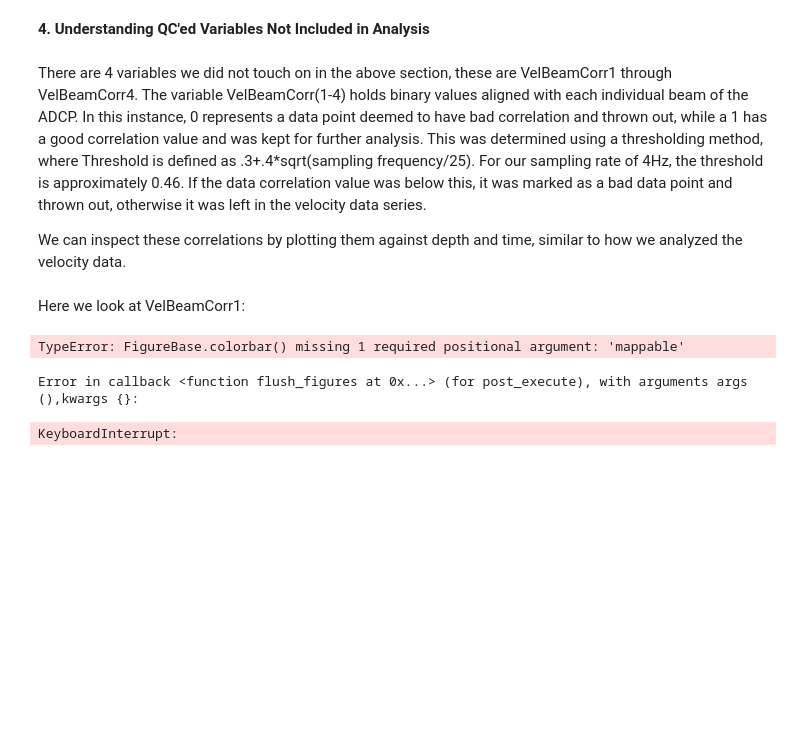
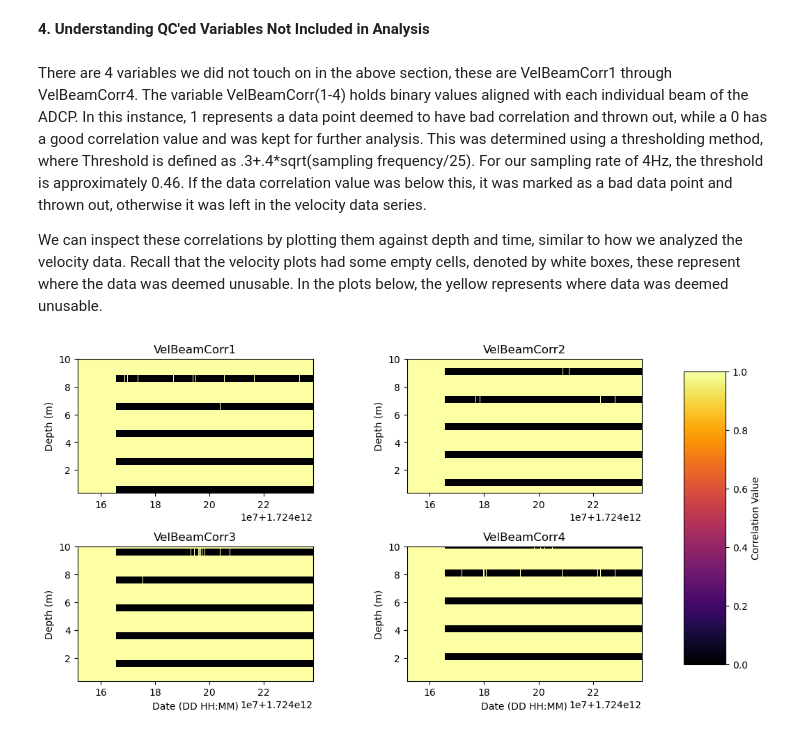
Before and after one commit to NCSU-CHAZ/BOEM-Oak-Island, a Jupyter notebook: notebooks/BOEM_interp.ipynb, the cells around one changed output. Drawn from its saved outputs; the diff is of its cells as text; code cells hidden in the pictures; blank space fills up the shorter version.

Commit message:
correlation plots

```diff
--- a/notebooks/BOEM_interp.ipynb
+++ b/notebooks/BOEM_interp.ipynb
@@ -404,64 +294,69 @@ NameError: name 'start_time' is not defined
 # %% [markdown]
 **4. Understanding QC'ed Variables Not Included in Analysis**
 # %% [markdown]
-There are 4 variables we did not touch on in the above section, these are VelBeamCorr1 through VelBeamCorr4. The variable VelBeamCorr(1-4) holds binary values aligned with each individual beam of the ADCP. In this instance, 0 represents a data point deemed to have bad correlation and thrown out, while a 1 has a good correlation value and was kept for further analysis. This was determined using a thresholding method, where Threshold is defined as .3+.4*sqrt(sampling frequency/25). For our sampling rate of 4Hz, the threshold is approximately 0.46. If the data correlation value was below this, it was marked as a bad data point and thrown out, otherwise it was left in the velocity data series.
+There are 4 variables we did not touch on in the above section, these are VelBeamCorr1 through VelBeamCorr4. The variable VelBeamCorr(1-4) holds binary values aligned with each individual beam of the ADCP. In this instance, 1 represents a data point deemed to have bad correlation and thrown out, while a 0 has a good correlation value and was kept for further analysis. This was determined using a thresholding method, where Threshold is defined as .3+.4*sqrt(sampling frequency/25). For our sampling rate of 4Hz, the threshold is approximately 0.46. If the data correlation value was below this, it was marked as a bad data point and thrown out, otherwise it was left in the velocity data series.
 
-We can inspect these correlations by plotting them against depth and time, similar to how we analyzed the velocity data.
+We can inspect these correlations by plotting them against depth and time, similar to how we analyzed the velocity data. Recall that the velocity plots had some empty cells, denoted by white boxes, these represent where the data was deemed unusable. In the plots below, the yellow represents where data was deemed unusable.
-# %% [markdown]
-Here we look at VelBeamCorr1:
 # %%
 # create a meshgrid of time and celldepth
-x,y=np.meshgrid(data['Time'],data['CellDepth'])
+time=data['Time'].to_numpy()
+x,y=np.meshgrid(time,data['CellDepth'])
 z1=data['VelBeamCorr1']
 z2=data['VelBeamCorr2']
 z3=data['VelBeamCorr3']
 z4=data['VelBeamCorr4']
 # %%
 # Plot Velocity over time per cell
-fig=plt.figure(figsize=(10,6))
+fig=plt.figure(figsize=(12,6))
+fig.tight_layout()
+
 plt.subplot(2,2,1)
-plt.pcolormesh(
+pc1=plt.pcolormesh(
     x,y,z1.T, cmap='inferno', shading='nearest', vmin=0, vmax=1
 )
 plt.ylim(top=10)
 plt.ylabel("Depth (m)")
 plt.title('VelBeamCorr1')
+#plt.gca().xaxis.set_major_formatter(mdates.DateFormatter('%d %H:%M'))
+
 
 plt.subplot(2,2,2)
-plt.pcolormesh(
+pc2=plt.pcolormesh(
     x,y,z2.T, cmap='inferno', shading='nearest', vmin=0, vmax=1
 )
 plt.ylim(top=10)
 plt.ylabel("Depth (m)")
 plt.title('VelBeamCorr2')
+#plt.gca().xaxis.set_major_formatter(mdates.DateFormatter('%d %H:%M'))
 
 
 plt.subplot(2,2,3)
-plt.pcolormesh(
+pc3=plt.pcolormesh(
     x,y,z3.T, cmap='inferno', shading='nearest', vmin=0, vmax=1
 )
 plt.ylim(top=10)
 plt.xlabel("Date (DD HH:MM)")
 plt.ylabel("Depth (m)")
 plt.title('VelBeamCorr3')
+#plt.gca().xaxis.set_major_formatter(mdates.DateFormatter('%d %H:%M'))
 
 
 plt.subplot(2,2,4)
-plt.pcolormesh(
+pc4=plt.pcolormesh(
     x,y,z4.T, cmap='inferno', shading='nearest', vmin=0, vmax=1
 )
 plt.ylim(top=10)
 plt.xlabel("Date (DD HH:MM)")
 plt.ylabel("Depth (m)")
 plt.title('VelBeamCorr4')
-im1=plt.colorbar()
-im1.ax.set_ylabel("Correlation Value")
+#plt.gca().xaxis.set_major_formatter(mdates.DateFormatter('%d %H:%M'))
 
-im1=fig.colorbar()
-im1.ax.set_ylabel("Correlation Value")
+fig.subplots_adjust(right=0.8)
+fig.subplots_adjust(hspace=0.4, wspace=0.4)
+cbar_ax = fig.add_axes([0.85, 0.15, 0.05, 0.7])
+fig.colorbar(pc1, cax=cbar_ax)
+cbar_ax.set_ylabel("Correlation Value")
 
 plt.show()
 # %% [output]
-TypeError: FigureBase.colorbar() missing 1 required positional argument: 'mappable'
-Error in callback <function flush_figures at 0x...> (for post_execute), with arguments args (),kwargs {}:
-KeyboardInterrupt:
+[figure, added]
```
Also changed, not shown: parts of 15 cells of this notebook.
